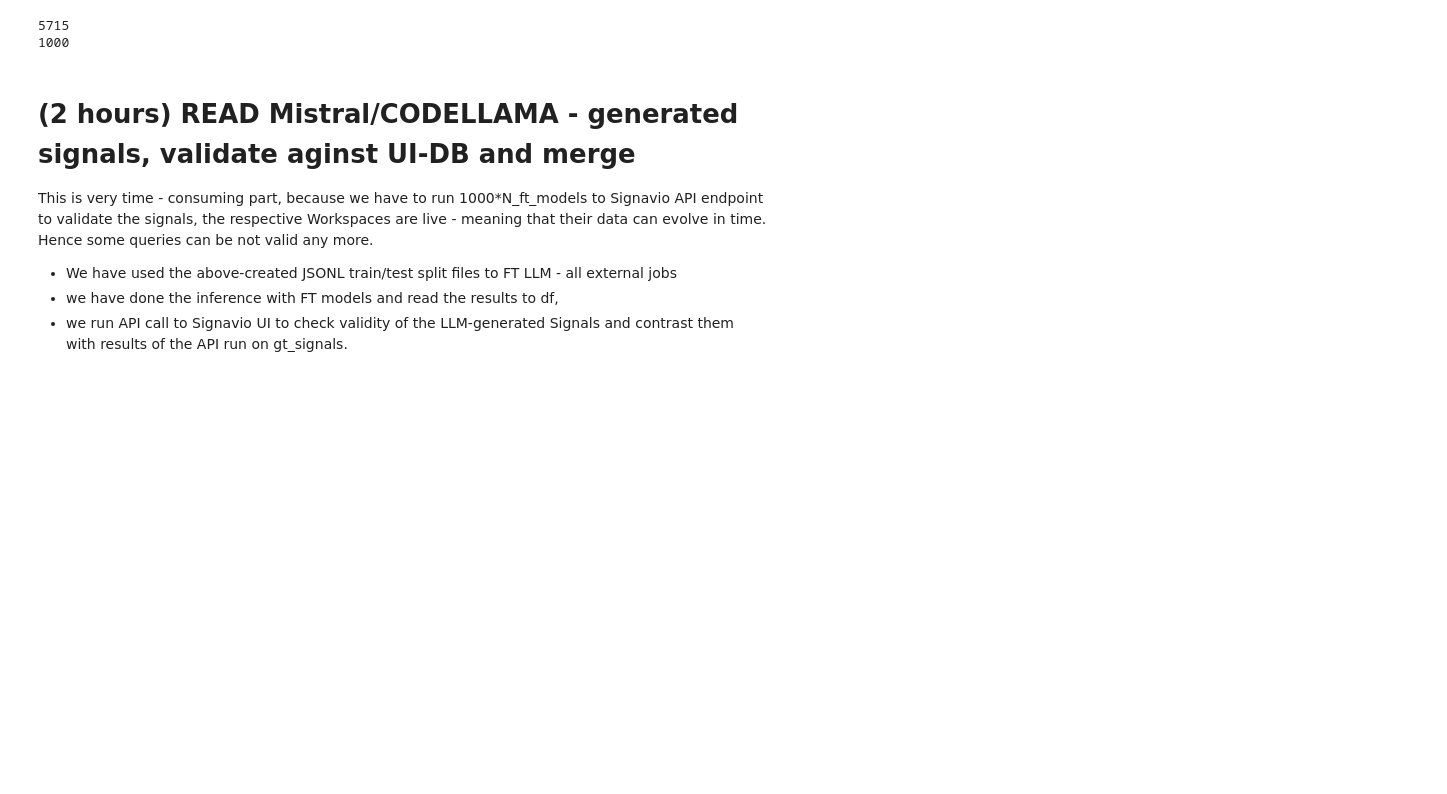
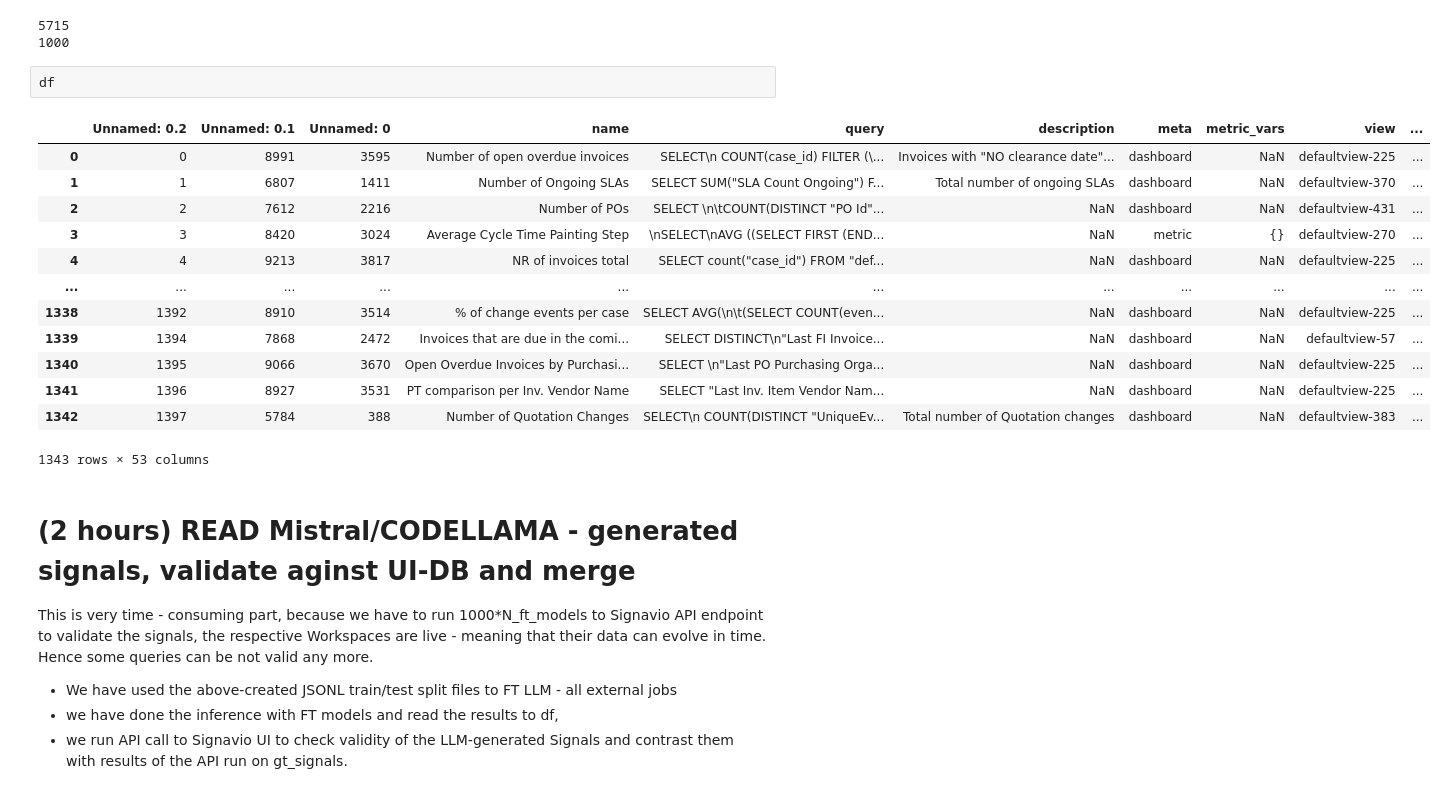
Before and after one commit to u128str/text2SIGNAL, a Jupyter notebook: notebooks/3_Phase_LLMexperiments_withSubsetSignalsFromCSV.ipynb, the cells around one changed output. Drawn from its saved outputs; the diff is of its cells as text; blank space fills up the shorter version.

```diff
--- a/notebooks/3_Phase_LLMexperiments_withSubsetSignalsFromCSV.ipynb
+++ b/notebooks/3_Phase_LLMexperiments_withSubsetSignalsFromCSV.ipynb
@@ -1102,6 +1114,22 @@ with open(f'text2signal_test_{len(test_json)}.jsonl', 'w') as outfile:
 # %% [output]
 5715
 1000
+# %%
+df
+# %% [output]
+|  | Unnamed: 0.2 | Unnamed: 0.1 | Unnamed: 0 | name | query | description | meta | metric_vars | view | ... |
+| 0 | 0 | 8991 | 3595 | Number of open overdue invoices | SELECT\n COUNT(case_id) FILTER (\... | Invoices with "NO clearance date"... | dashboard | NaN | defaultview-225 | ... |
+| 1 | 1 | 6807 | 1411 | Number of Ongoing SLAs | SELECT SUM("SLA Count Ongoing") F... | Total number of ongoing SLAs | dashboard | NaN | defaultview-370 | ... |
+| 2 | 2 | 7612 | 2216 | Number of POs | SELECT \n\tCOUNT(DISTINCT "PO Id"... | NaN | dashboard | NaN | defaultview-431 | ... |
+| 3 | 3 | 8420 | 3024 | Average Cycle Time Painting Step | \nSELECT\nAVG ((SELECT FIRST (END... | NaN | metric | {} | defaultview-270 | ... |
+| 4 | 4 | 9213 | 3817 | NR of invoices total | SELECT count("case_id") FROM "def... | NaN | dashboard | NaN | defaultview-225 | ... |
+| ... | ... | ... | ... | ... | ... | ... | ... | ... | ... | ... |
+| 1338 | 1392 | 8910 | 3514 | % of change events per case | SELECT AVG(\n\t(SELECT COUNT(even... | NaN | dashboard | NaN | defaultview-225 | ... |
+| 1339 | 1394 | 7868 | 2472 | Invoices that are due in the comi... | SELECT DISTINCT\n"Last FI Invoice... | NaN | dashboard | NaN | defaultview-57 | ... |
+| 1340 | 1395 | 9066 | 3670 | Open Overdue Invoices by Purchasi... | SELECT \n"Last PO Purchasing Orga... | NaN | dashboard | NaN | defaultview-225 | ... |
+| 1341 | 1396 | 8927 | 3531 | PT comparison per Inv. Vendor Name | SELECT "Last Inv. Item Vendor Nam... | NaN | dashboard | NaN | defaultview-225 | ... |
+| 1342 | 1397 | 5784 | 388 | Number of Quotation Changes | SELECT\n COUNT(DISTINCT "UniqueEv... | Total number of Quotation changes | dashboard | NaN | defaultview-383 | ... |
+1343 rows × 53 columns
 # %% [markdown]
 #  (2 hours) READ Mistral/CODELLAMA - generated signals, validate  aginst UI-DB and merge
 
```
Also changed, not shown: parts of 42 cells of this notebook, 36 other files.
